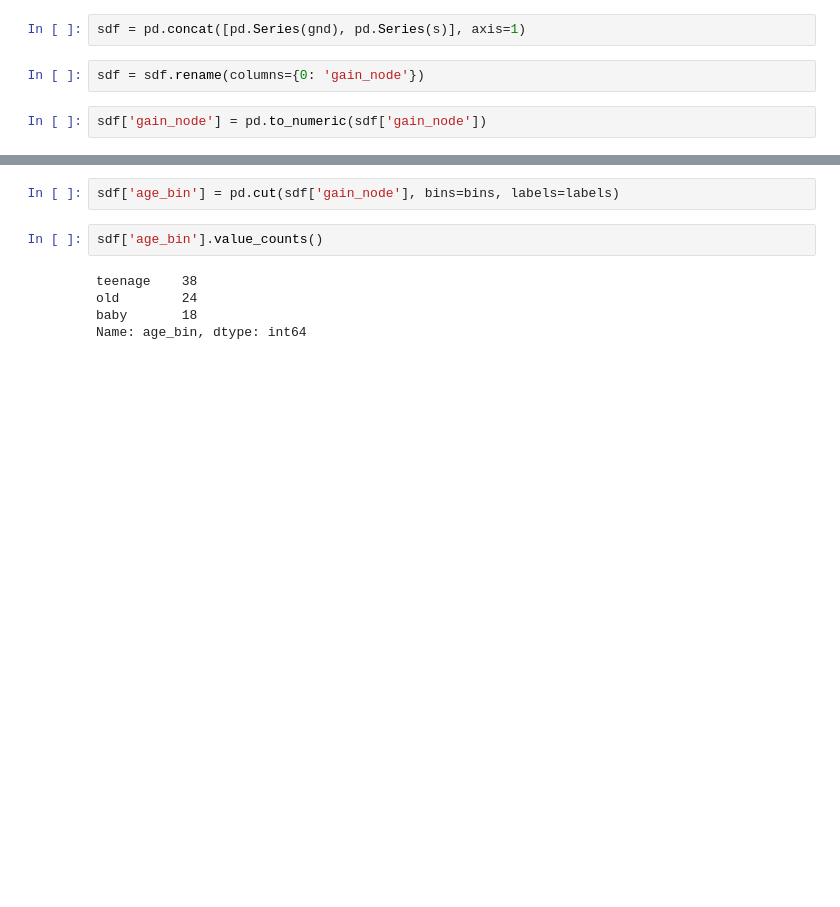
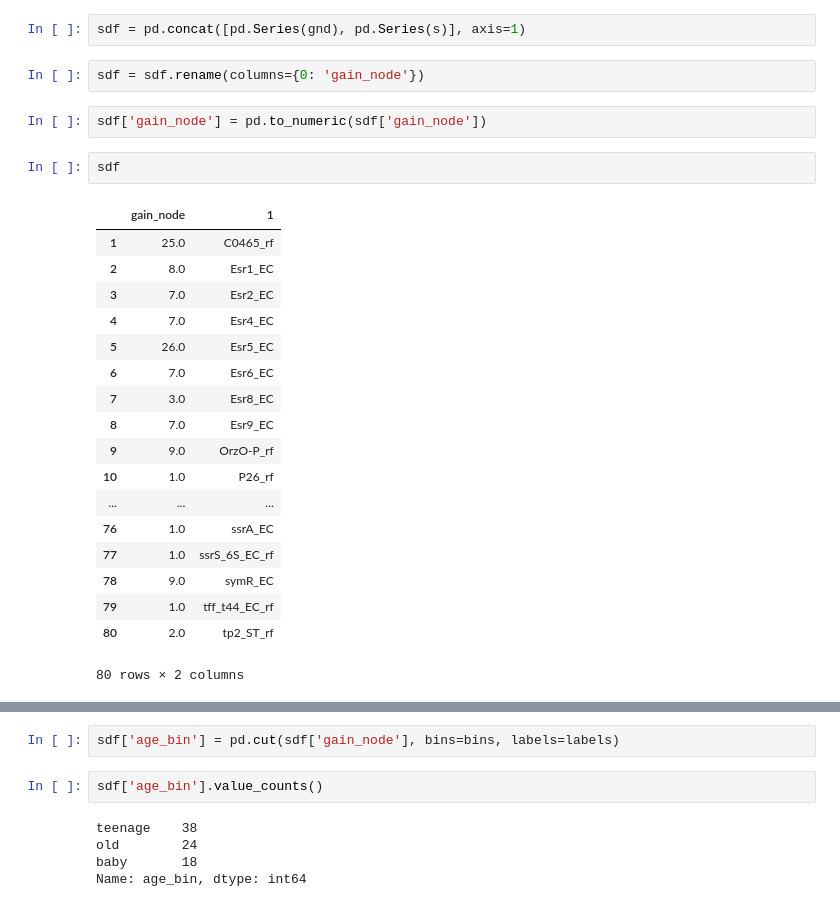
Before and after one commit to blauguste/analyze-GLOOME, a Jupyter notebook: analyze_rfam_gloome.ipynb, the cells around one changed output, grey strips where cells are left out. Saved outputs shown, nothing was run; the diff lists cells and outputs as text; blank space fills up the shorter version.

```diff
--- a/analyze_rfam_gloome.ipynb
+++ b/analyze_rfam_gloome.ipynb
@@ -254,3 +282,24 @@ sdf = pd.concat([pd.Series(gnd), pd.Series(s)], axis=1)
 sdf = sdf.rename(columns={0: 'gain_node'})
 # %%
 sdf['gain_node'] = pd.to_numeric(sdf['gain_node'])
+# %%
+sdf
+# %% [output]
+|  | gain_node | 1 |
+| 1 | 25.0 | C0465_rf |
+| 2 | 8.0 | Esr1_EC |
+| 3 | 7.0 | Esr2_EC |
+| 4 | 7.0 | Esr4_EC |
+| 5 | 26.0 | Esr5_EC |
+| 6 | 7.0 | Esr6_EC |
+| 7 | 3.0 | Esr8_EC |
+| 8 | 7.0 | Esr9_EC |
+| 9 | 9.0 | OrzO-P_rf |
+| 10 | 1.0 | P26_rf |
+| ... | ... | ... |
+| 76 | 1.0 | ssrA_EC |
+| 77 | 1.0 | ssrS_6S_EC_rf |
+| 78 | 9.0 | symR_EC |
+| 79 | 1.0 | tff_t44_EC_rf |
+| 80 | 2.0 | tp2_ST_rf |
+80 rows × 2 columns
```
Also changed, not shown: parts of 18 cells of this notebook.
